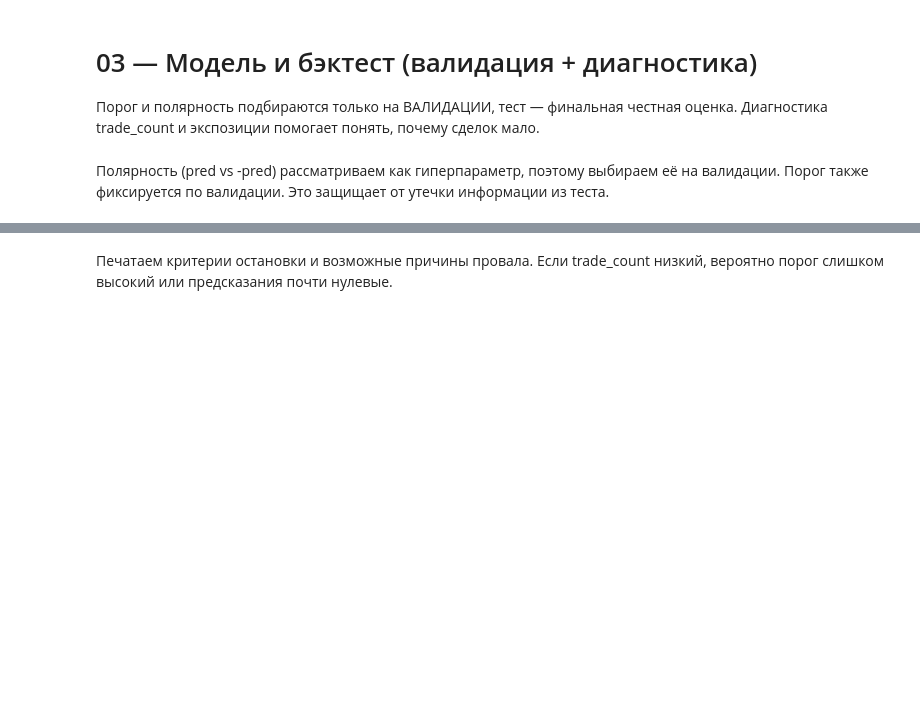
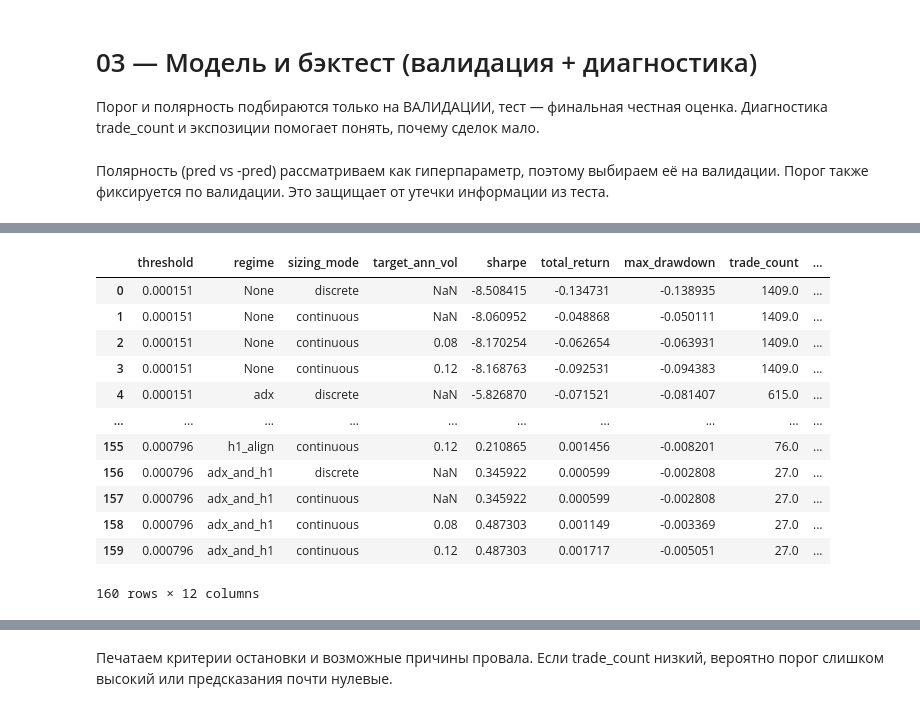
Before and after one commit to AYakymov1990/EUR_USD_MODEL, a Jupyter notebook: notebooks/03_model_and_backtest.ipynb, the cells around one changed output, grey strips where cells are left out. Cells and saved outputs as stored; diff of their text form; code cells hidden in the pictures; blank space fills up the shorter version.

```diff
--- a/notebooks/03_model_and_backtest.ipynb
+++ b/notebooks/03_model_and_backtest.ipynb
@@ -81,34 +82,64 @@ pred_test_final = polarity * pred_test
 # %%
 abs_pred = np.abs(pred_val_final)
-quantiles = [0.50, 0.60, 0.70, 0.80, 0.90, 0.95]
+quantiles = [0.10, 0.20, 0.30, 0.40, 0.50, 0.60, 0.70, 0.80, 0.90, 0.95]
 thresholds = sorted(set([float(np.quantile(abs_pred, q)) for q in quantiles]))
 
 regimes = [None, "adx", "h1_align", "adx_and_h1"]
+sizing_modes = ["discrete", "continuous"]
+target_ann_vols = [None, 0.08, 0.12]
 
 val_rows = []
 for th in thresholds:
     for reg in regimes:
-        bt = backtest_long_short_horizon(
-            df_val.assign(pred=pred_val_final),
-            threshold=th,
-            hold_bars=3,
-            cost_bps=0.5,
-            regime=reg,
-        )
-        m = bt.metrics
-        d = bt.debug
-        val_rows.append(
-            {
-                "threshold": th,
-                "regime": reg,
-                "sharpe": m["sharpe"],
-                "total_return": m["total_return"],
-                "max_drawdown": m["max_drawdown"],
-                "trade_count": m["trade_count"],
-                "signal_counts": d["signal_counts"],
-            }
-        )
+        for sm in sizing_modes:
+            for tav in target_ann_vols:
+                if sm == "discrete" and tav is not None:
+                    continue
+                bt = backtest_long_short_horizon(
+                    df_val.assign(pred=pred_val_final),
+                    threshold=th,
+                    hold_bars=3,
+                    cost_bps=0.5,
+                    regime=reg,
+                    sizing_mode=sm,
+                    target_ann_vol=tav,
+                )
+                m = bt.metrics
+                d = bt.debug
+                if m["trade_count"] >= 50 and d["consistency_abs"] > 1e-3:
+                    print("WARNING: consistency_abs too large", th, reg, sm, tav, d)
+                    continue
+                val_rows.append(
+                    {
+                        "threshold": th,
+                        "regime": reg,
+                        "sizing_mode": sm,
+                        "target_ann_vol": tav,
+                        "sharpe": m["sharpe"],
+                        "total_return": m["total_return"],
+                        "max_drawdown": m["max_drawdown"],
+                        "trade_count": m["trade_count"],
+                        "hit_rate": m["hit_rate"],
+                        "payoff_ratio": m["payoff_ratio"],
+                        "monthly_return_est": m["monthly_return_est"],
+                        "consistency_abs": d["consistency_abs"],
+                    }
+                )
 
 val_table = pd.DataFrame(val_rows)
 val_table
+# %% [output]
+|  | threshold | regime | sizing_mode | target_ann_vol | sharpe | total_return | max_drawdown | trade_count | ... |
+| 0 | 0.000151 | None | discrete | NaN | -8.508415 | -0.134731 | -0.138935 | 1409.0 | ... |
+| 1 | 0.000151 | None | continuous | NaN | -8.060952 | -0.048868 | -0.050111 | 1409.0 | ... |
+| 2 | 0.000151 | None | continuous | 0.08 | -8.170254 | -0.062654 | -0.063931 | 1409.0 | ... |
+| 3 | 0.000151 | None | continuous | 0.12 | -8.168763 | -0.092531 | -0.094383 | 1409.0 | ... |
+| 4 | 0.000151 | adx | discrete | NaN | -5.826870 | -0.071521 | -0.081407 | 615.0 | ... |
+| ... | ... | ... | ... | ... | ... | ... | ... | ... | ... |
+| 155 | 0.000796 | h1_align | continuous | 0.12 | 0.210865 | 0.001456 | -0.008201 | 76.0 | ... |
+| 156 | 0.000796 | adx_and_h1 | discrete | NaN | 0.345922 | 0.000599 | -0.002808 | 27.0 | ... |
+| 157 | 0.000796 | adx_and_h1 | continuous | NaN | 0.345922 | 0.000599 | -0.002808 | 27.0 | ... |
+| 158 | 0.000796 | adx_and_h1 | continuous | 0.08 | 0.487303 | 0.001149 | -0.003369 | 27.0 | ... |
+| 159 | 0.000796 | adx_and_h1 | continuous | 0.12 | 0.487303 | 0.001717 | -0.005051 | 27.0 | ... |
+160 rows × 12 columns
 # %%
```
Also changed, not shown: parts of 5 cells of this notebook, 4 other files.
